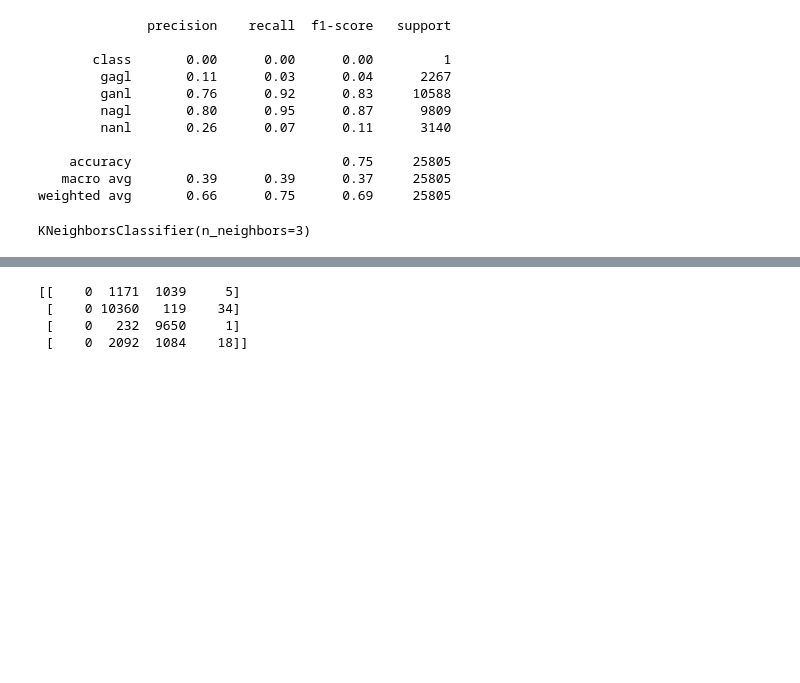
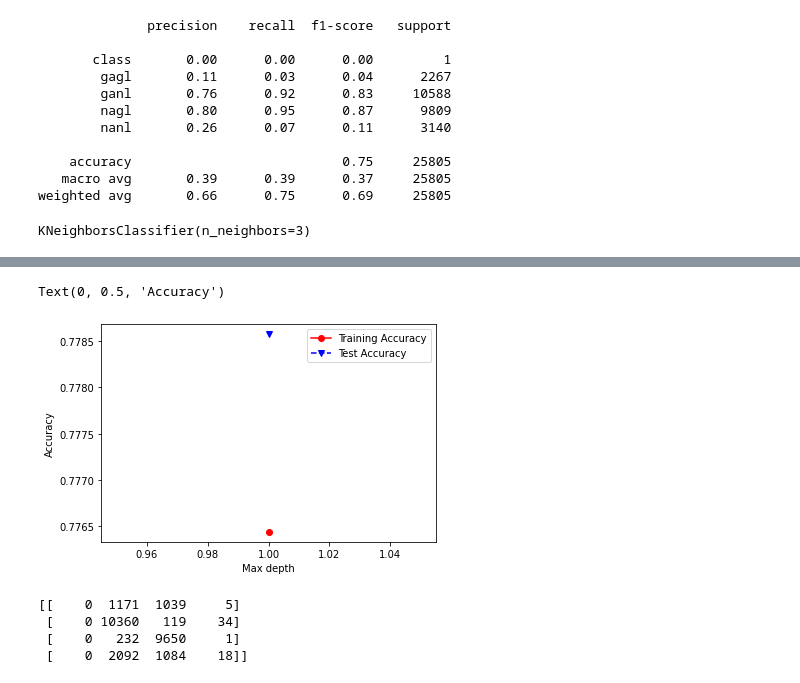
Before and after one commit to derektcw98/3004_G25_Smart_Home_Automation, a Jupyter notebook: Unused/Z_RoomBehavior.ipynb, the cells around one changed output, grey strips where cells are left out. Saved outputs shown, nothing was run; the diff lists cells and outputs as text; code cells hidden in the pictures; blank space fills up the shorter version.

```diff
--- a/Unused/Z_RoomBehavior.ipynb
+++ b/Unused/Z_RoomBehavior.ipynb
@@ -120,3 +118,26 @@ Text(0, 0.5, 'Accuracy')
+# %%
+from sklearn.tree import DecisionTreeClassifier
+
+trainAccuracy = [0]
+testAccuracy = [0]
+
+index = 0
+clf2 = tree.DecisionTreeClassifier(max_depth=9)
+clf2 = clf2.fit(X_train, y_train)
+Y_predTrain = clf2.predict(X_train)
+Y_predTest = clf2.predict(X_test)
+trainAccuracy[0] = accuracy_score(y_train, Y_predTrain)
+testAccuracy[0] = accuracy_score(y_test, Y_predTest)
+index += 1
+
+
+plt.plot(1,trainAccuracy,'ro-',1,testAccuracy,'bv--')
+plt.legend(['Training Accuracy','Test Accuracy'])
+plt.xlabel('Max depth')
+plt.ylabel('Accuracy')
+# %% [output]
+Text(0, 0.5, 'Accuracy')
+[figure, added]
 # %%
 from sklearn.metrics import classification_report, confusion_matrix
 print(confusion_matrix(y_test, y_pred))
```
Also changed, not shown: parts of 3 cells of this notebook.
